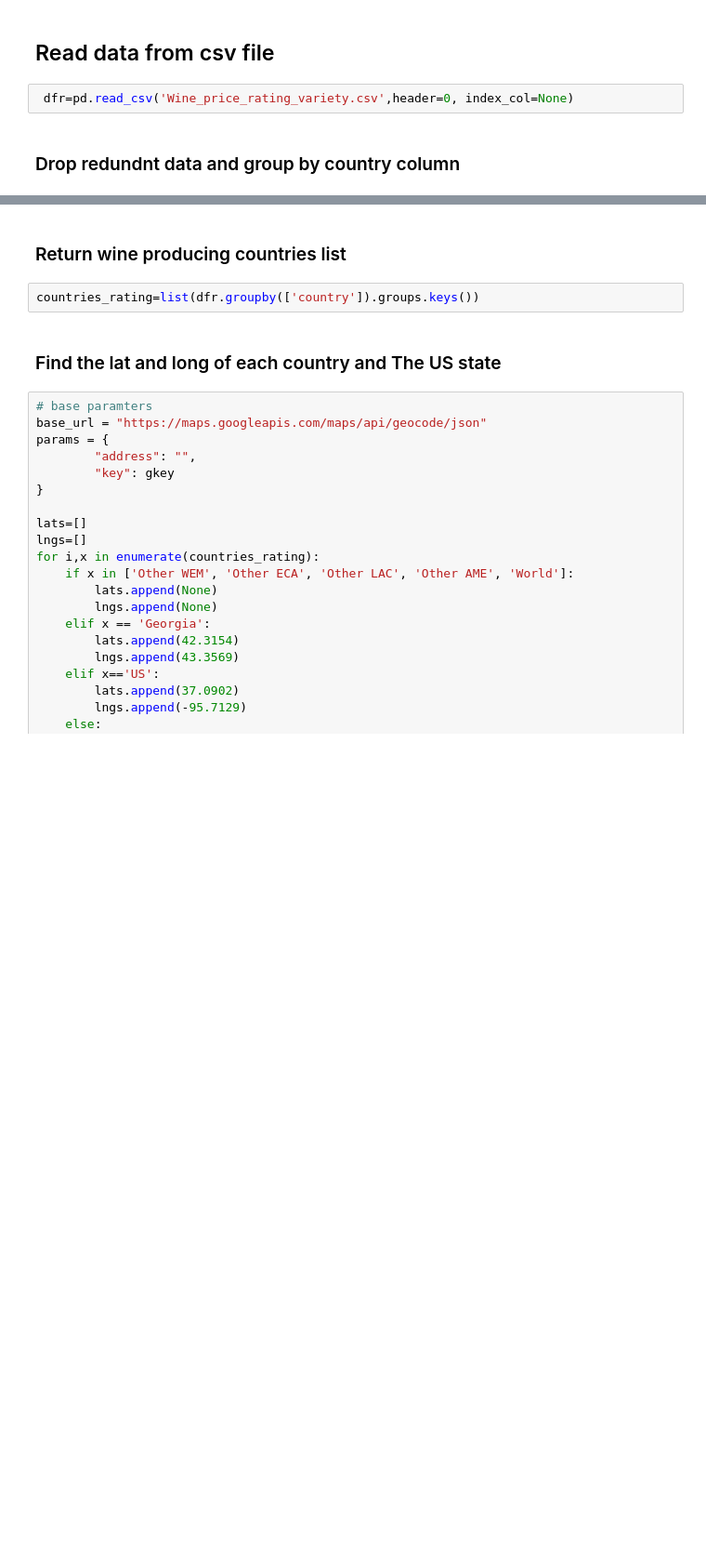
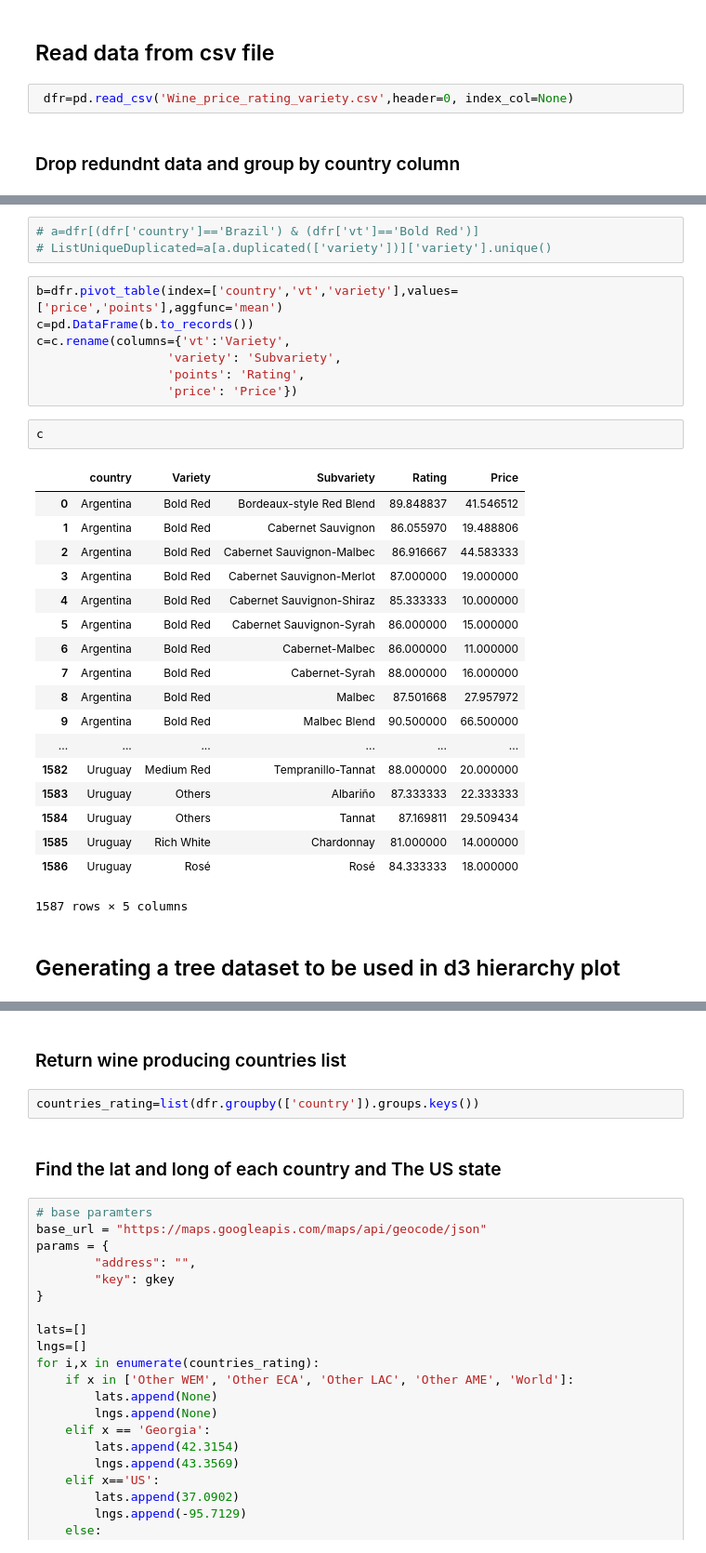
Before and after one commit to nikki-wolf/Pygeon_Project2_Wine, a Jupyter notebook: db/wine_db_v2.ipynb, the cells around one changed output, grey strips where cells are left out. Shown at 93% size. Saved outputs shown, nothing was run; the diff lists cells and outputs as text; blank space fills up the shorter version.

```diff
--- a/db/wine_db_v2.ipynb
+++ b/db/wine_db_v2.ipynb
@@ -370,0 +391,33 @@ dfr.head()
+# %%
+# a=dfr[(dfr['country']=='Brazil') & (dfr['vt']=='Bold Red')]
+# ListUniqueDuplicated=a[a.duplicated(['variety'])]['variety'].unique()
+# %%
+b=dfr.pivot_table(index=['country','vt','variety'],values=['price','points'],aggfunc='mean')
+c=pd.DataFrame(b.to_records())
+c=c.rename(columns={'vt':'Variety',
+                  'variety': 'Subvariety',
+                  'points': 'Rating',
+                  'price': 'Price'})
+# %%
+c
+# %% [output]
+|  | country | Variety | Subvariety | Rating | Price |
+| 0 | Argentina | Bold Red | Bordeaux-style Red Blend | 89.848837 | 41.546512 |
+| 1 | Argentina | Bold Red | Cabernet Sauvignon | 86.055970 | 19.488806 |
+| 2 | Argentina | Bold Red | Cabernet Sauvignon-Malbec | 86.916667 | 44.583333 |
+| 3 | Argentina | Bold Red | Cabernet Sauvignon-Merlot | 87.000000 | 19.000000 |
+| 4 | Argentina | Bold Red | Cabernet Sauvignon-Shiraz | 85.333333 | 10.000000 |
+| 5 | Argentina | Bold Red | Cabernet Sauvignon-Syrah | 86.000000 | 15.000000 |
+| 6 | Argentina | Bold Red | Cabernet-Malbec | 86.000000 | 11.000000 |
+| 7 | Argentina | Bold Red | Cabernet-Syrah | 88.000000 | 16.000000 |
+| 8 | Argentina | Bold Red | Malbec | 87.501668 | 27.957972 |
+| 9 | Argentina | Bold Red | Malbec Blend | 90.500000 | 66.500000 |
+| ... | ... | ... | ... | ... | ... |
+| 1582 | Uruguay | Medium Red | Tempranillo-Tannat | 88.000000 | 20.000000 |
+| 1583 | Uruguay | Others | Albariño | 87.333333 | 22.333333 |
+| 1584 | Uruguay | Others | Tannat | 87.169811 | 29.509434 |
+| 1585 | Uruguay | Rich White | Chardonnay | 81.000000 | 14.000000 |
+| 1586 | Uruguay | Rosé | Rosé | 84.333333 | 18.000000 |
+1587 rows × 5 columns
+# %% [markdown]
+## Generating a tree dataset to be used in d3 hierarchy plot
```
Also changed, not shown: parts of 14 cells of this notebook, 12 other files.
